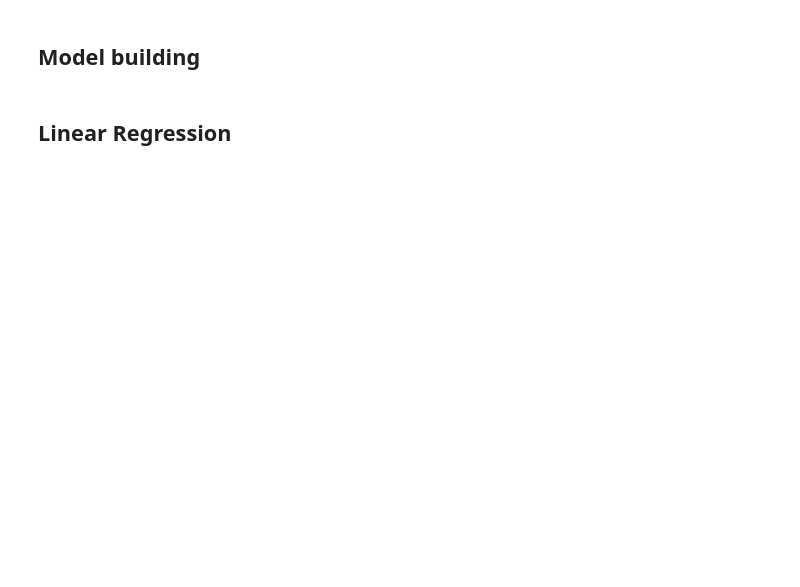
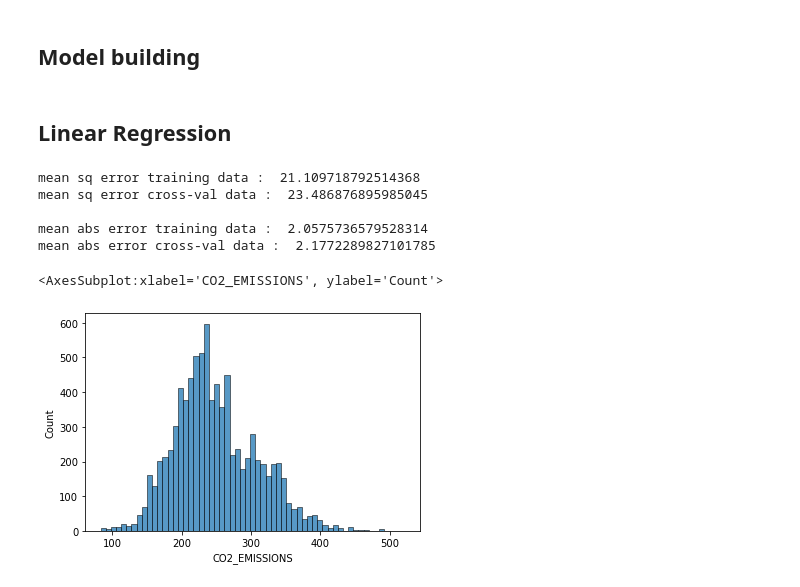
Before and after one commit to csparanjape/Fuel_Consumption, a Jupyter notebook: 03_Fuel_Consumption_data_preparation.ipynb, the cells around one changed output. Saved outputs shown, nothing was run; the diff lists cells and outputs as text; code cells hidden in the pictures; blank space fills up the shorter version.

```diff
--- a/03_Fuel_Consumption_data_preparation.ipynb
+++ b/03_Fuel_Consumption_data_preparation.ipynb
@@ -6,9 +6,23 @@ from sklearn.model_selection import train_test_split,GridSearchCV
 
 from sklearn.linear_model import LinearRegression
 from sklearn.neighbors import KNeighborsRegressor
-
+from sklearn.metrics import mean_squared_error,mean_absolute_error,explained_variance_score
 
 from sklearn.preprocessing import MinMaxScaler
+
+import matplotlib.pyplot as plt
+import seaborn as sns
+'''
+fig_params={'legend.fontsize':28,
+          'axes.labelsize': 28,
+          'axes.titlesize':32,
+          'xtick.labelsize':24,
+          'ytick.labelsize':24,
+          'axes.facecolor':'#D9DDD1'}
+plt.rcParams.update(fig_params)
+'''
+
+%matplotlib inline
 # %%
 df=pd.read_csv('./data/FuelConsumption_final.csv')
 # %%
@@ -109,2 +123,25 @@ def testModel(model, X_train, X_cv, y_train, y_cv):
 # %% [markdown]
 ## Linear Regression
+# %%
+linReg=LinearRegression()
+linReg.fit(X_train,y_train)
+
+y_train_pred=linReg.predict(X_train)
+y_cv_pred=linReg.predict(X_cv)
+# %%
+print('mean sq error training data : ',mean_squared_error(y_train,y_train_pred))
+print('mean sq error cross-val data : ',mean_squared_error(y_cv,y_cv_pred))
+print()
+print('mean abs error training data : ',mean_absolute_error(y_train,y_train_pred))
+print('mean abs error cross-val data : ',mean_absolute_error(y_cv,y_cv_pred))
+# %% [output]
+mean sq error training data :  21.109718792514368
+mean sq error cross-val data :  23.486876895985045
+
+mean abs error training data :  2.0575736579528314
+mean abs error cross-val data :  2.1772289827101785
+# %%
+sns.histplot(data=y_train)
+# %% [output]
+<AxesSubplot:xlabel='CO2_EMISSIONS', ylabel='Count'>
+[figure, added]
```
Also changed, not shown: parts of 7 cells of this notebook, 1 other file.
